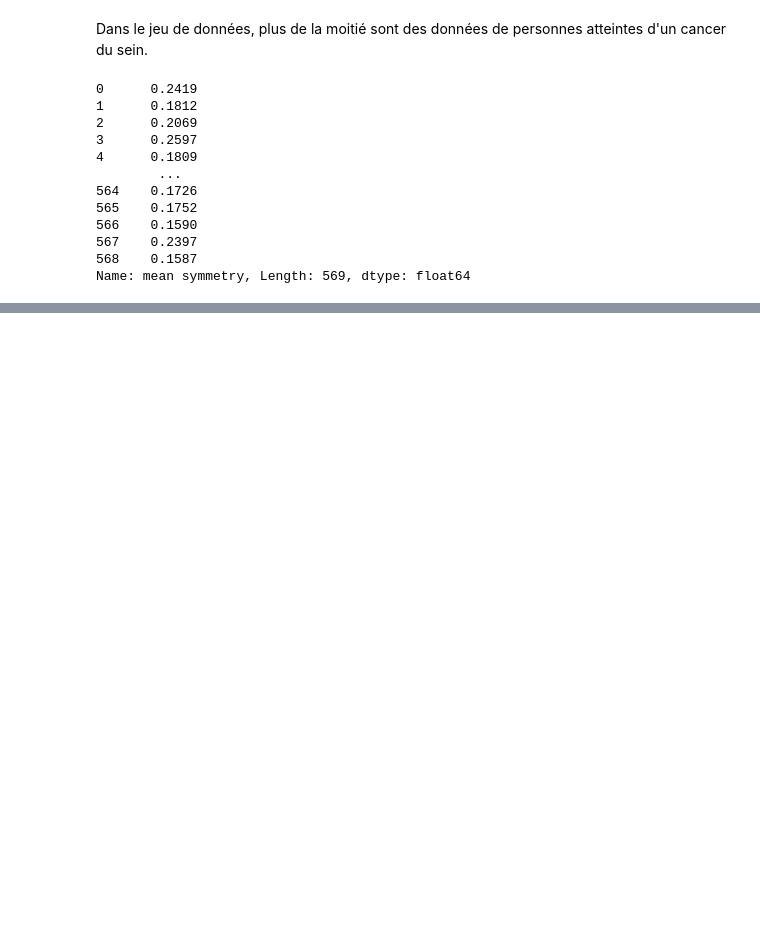
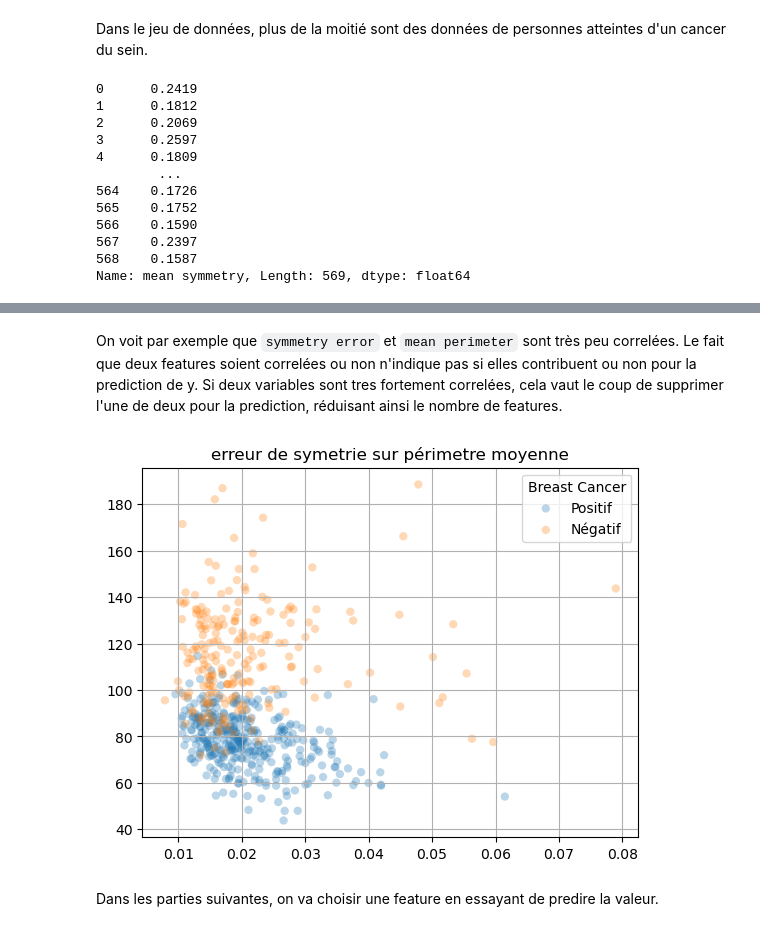
Before and after one commit to YuTingdata/regression_logistique, a Jupyter notebook: logistic_regression.ipynb, the cells around one changed output, grey strips where cells are left out. Drawn from its saved outputs; the diff is of its cells as text; code cells hidden in the pictures; blank space fills up the shorter version.

```diff
--- a/logistic_regression.ipynb
+++ b/logistic_regression.ipynb
@@ -110,0 +112,10 @@ scatter_plot(X, 'mean_area', 'mean_symmetry', y, "surface moyenne sur symmetrie
+# %% [markdown]
+On voit par exemple que `symmetry error` et `mean perimeter` sont très peu correlées.
+Le fait que deux features soient correlées ou non n'indique pas si elles  contribuent ou non pour la prediction de y.
+Si deux variables sont tres fortement correlées, cela vaut le coup de supprimer l'une de deux pour la prediction, réduisant ainsi le nombre de features.
+# %%
+scatter_plot(X, 'symmetry error', 'mean perimeter', y, "erreur de symetrie sur périmetre moyenne")
+# %% [output]
+[figure, added]
+# %% [markdown]
+Dans les parties suivantes, on va choisir une feature en essayant de predire la valeur.
```
Also changed, not shown: parts of 16 cells of this notebook.
